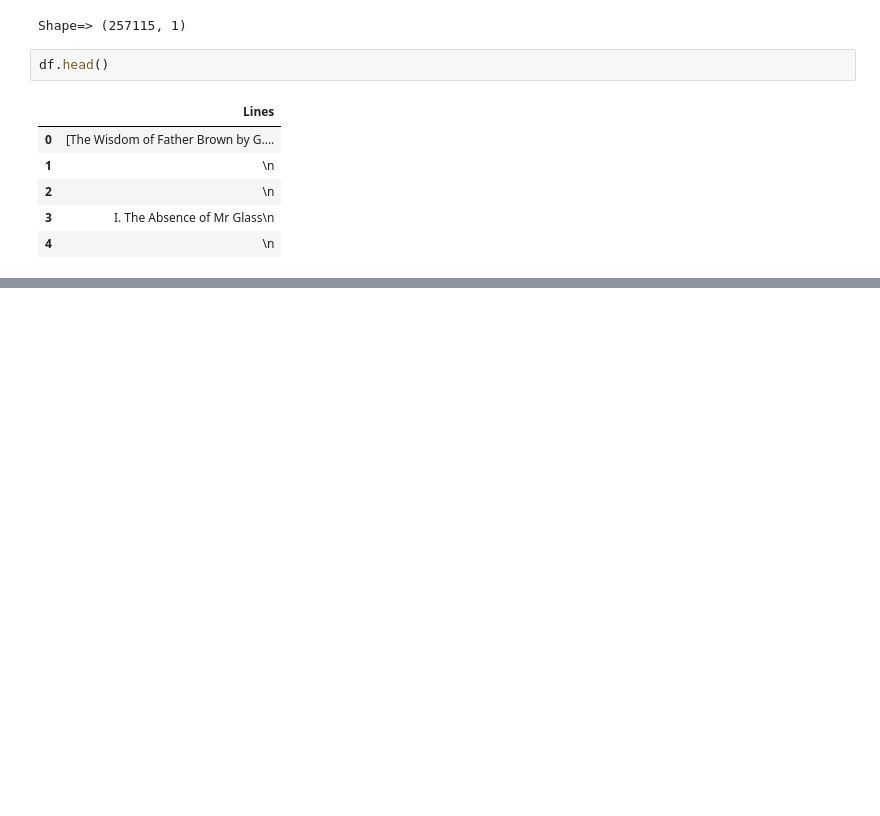
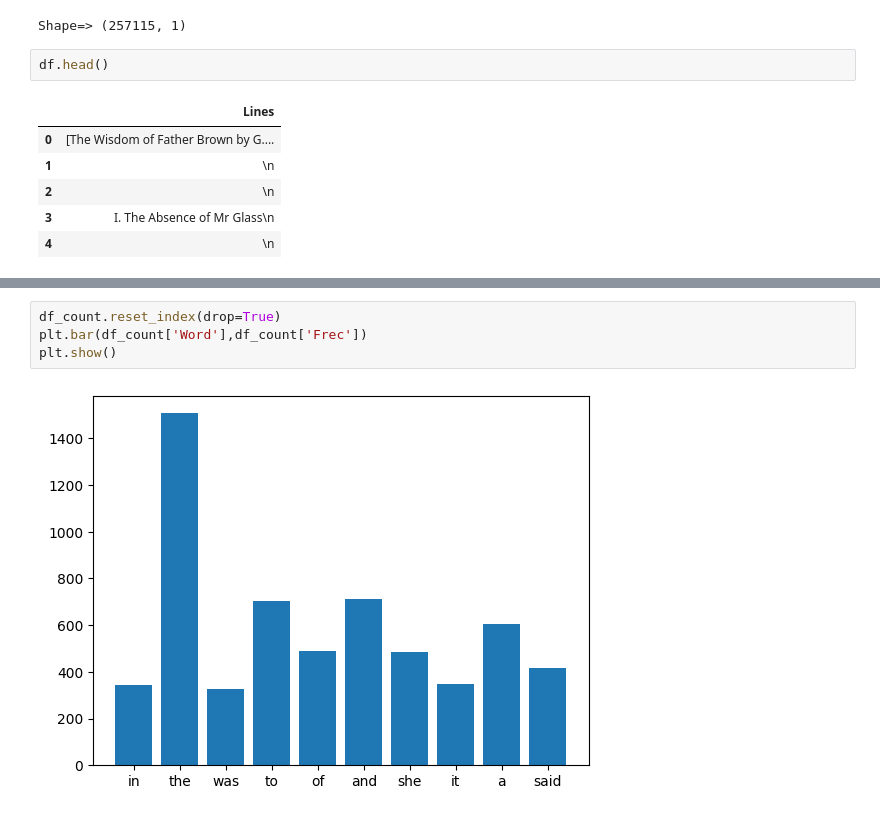
Before and after one commit to sros-UNED/NLPforHumanist, a Jupyter notebook: Digging_for_gold/Digging_for_Gold_2023_reading_data.ipynb, the cells around one changed output, grey strips where cells are left out. Saved outputs shown, nothing was run; the diff lists cells and outputs as text; blank space fills up the shorter version.

```diff
--- a/Digging_for_gold/Digging_for_Gold_2023_reading_data.ipynb
+++ b/Digging_for_gold/Digging_for_Gold_2023_reading_data.ipynb
@@ -645,0 +677,6 @@ df.head()
+# %%
+df_count.reset_index(drop=True)
+plt.bar(df_count['Word'],df_count['Frec'])
+plt.show()
+# %% [output]
+[figure, added]
```
Also changed, not shown: parts of 9 cells of this notebook.
